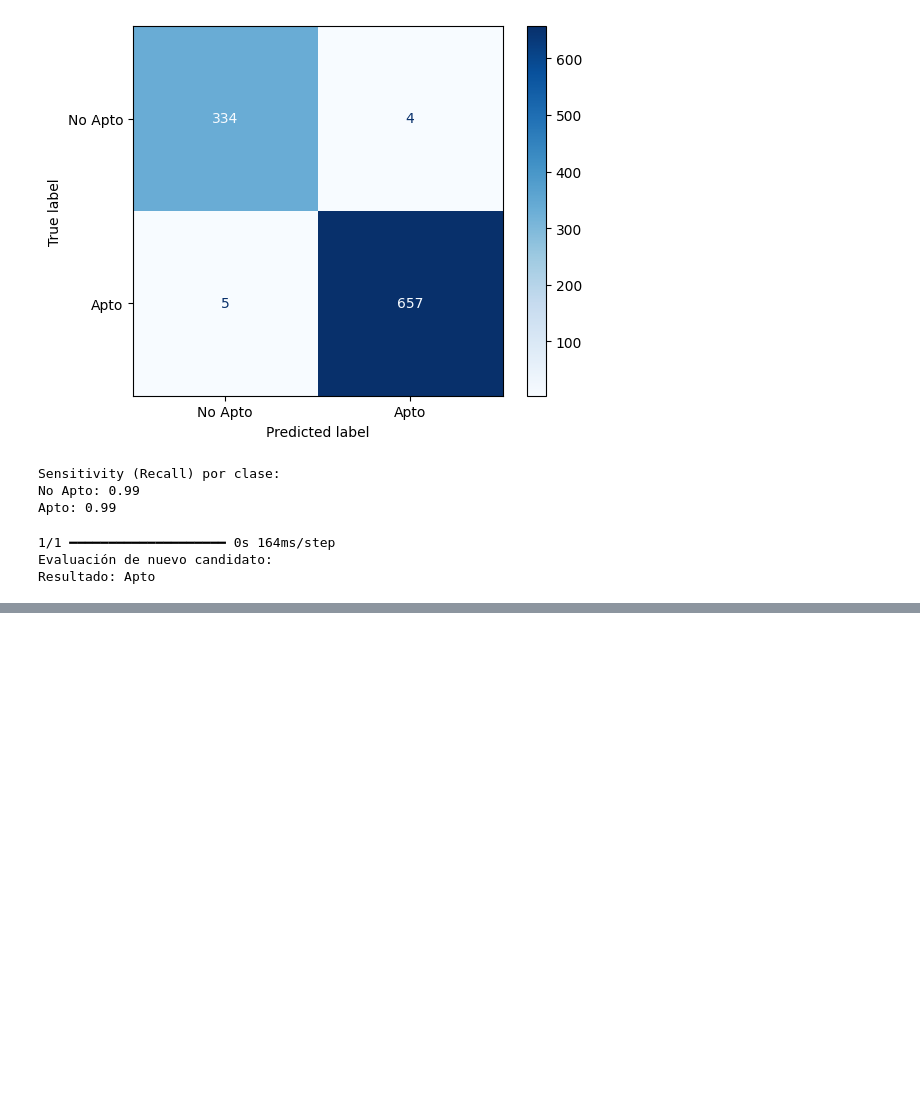
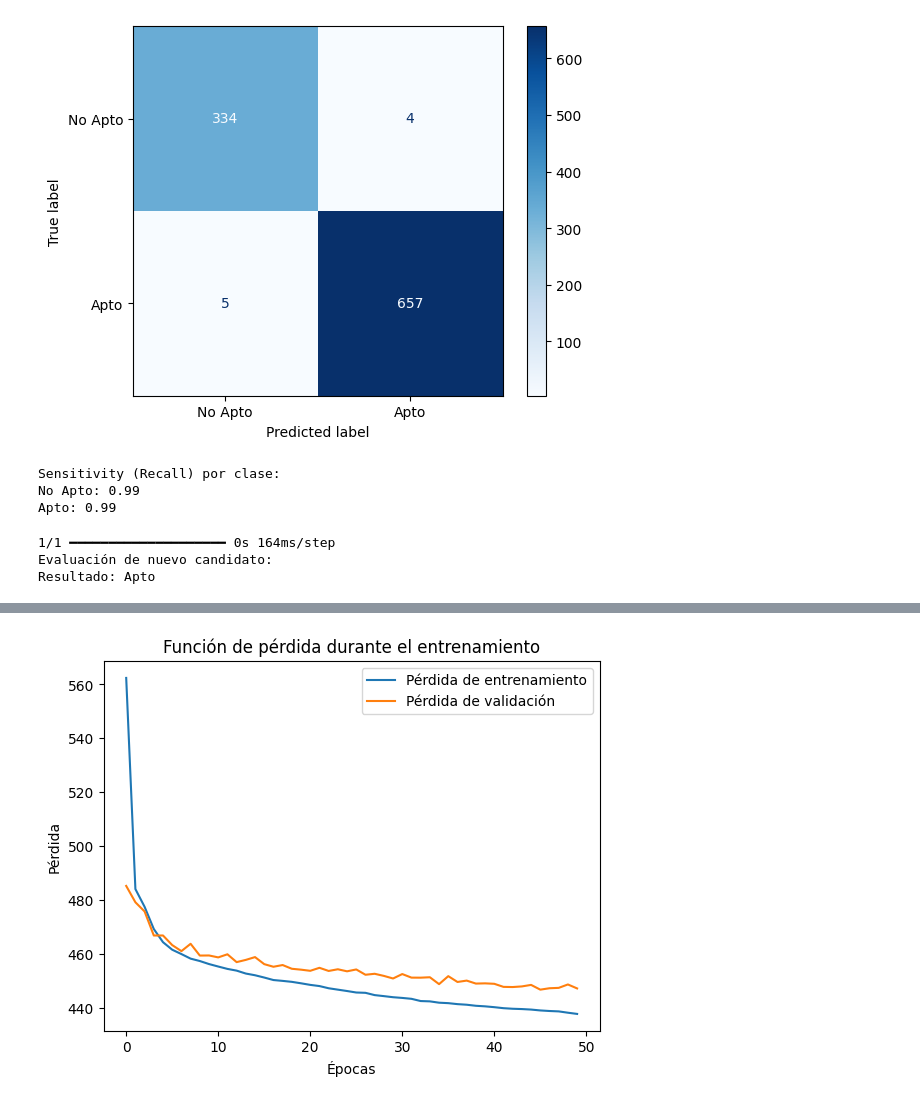
Before and after one commit to luisbelb39-dot/Inteligencia-Artificial, a Jupyter notebook: Inteligencia_Artificial.ipynb, the cells around one changed output, grey strips where cells are left out. Cells and saved outputs as stored; diff of their text form; code cells hidden in the pictures; blank space fills up the shorter version.

```diff
--- a/Inteligencia_Artificial.ipynb
+++ b/Inteligencia_Artificial.ipynb
@@ -316,0 +250,7 @@ Resultado: Apto
+# %%
+#Normalizar los parámetros de entrada
+from sklearn.preprocessing import StandardScaler
+
+scaler = StandardScaler()
+X_train = scaler.fit_transform(X_train)
+X_test = scaler.transform(X_test)
@@ -316,0 +278,20 @@ Resultado: Apto
+# %%
+from tensorflow.keras.optimizers import Adam #Crear un optimizador Adam con una tasa de aprendizaje del 0.001
+
+# Tasa de aprendizaje deseada
+learning_rate = 0.001
+adam_optimizer = Adam(learning_rate=learning_rate)
+# %%
+model.compile(   # se copila el modelo utilizando el optimizador Adam
+    optimizer=adam_optimizer,
+    loss='mse',
+    metrics=['mae'],
+)
+# %%
+history = model.fit( #Entrenar el modelo
+    X_train,
+    y_train,
+    validation_split=0.2,
+    epochs=50,
+    batch_size=50,
+)
@@ -316,0 +316,12 @@ Resultado: Apto
+# %%
+import matplotlib.pyplot as plt #Gráficando la función de pérdida
+
+plt.plot(history.history['loss'], label='Pérdida de entrenamiento')
+plt.plot(history.history['val_loss'], label='Pérdida de validación')
+plt.xlabel('Épocas')
+plt.ylabel('Pérdida')
+plt.legend()
+plt.title('Función de pérdida durante el entrenamiento')
+plt.show()
+# %% [output]
+[figure, added]
```
Also changed, not shown: parts of 63 cells of this notebook.
